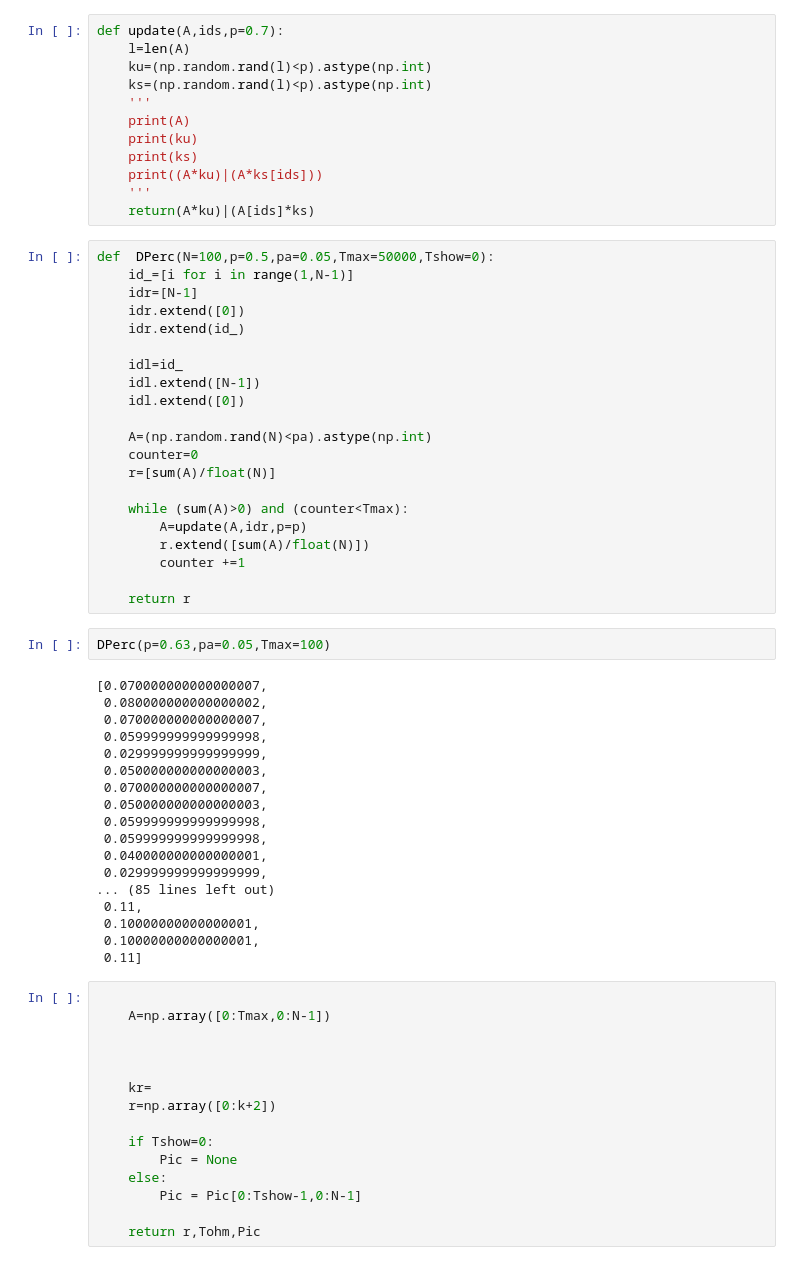
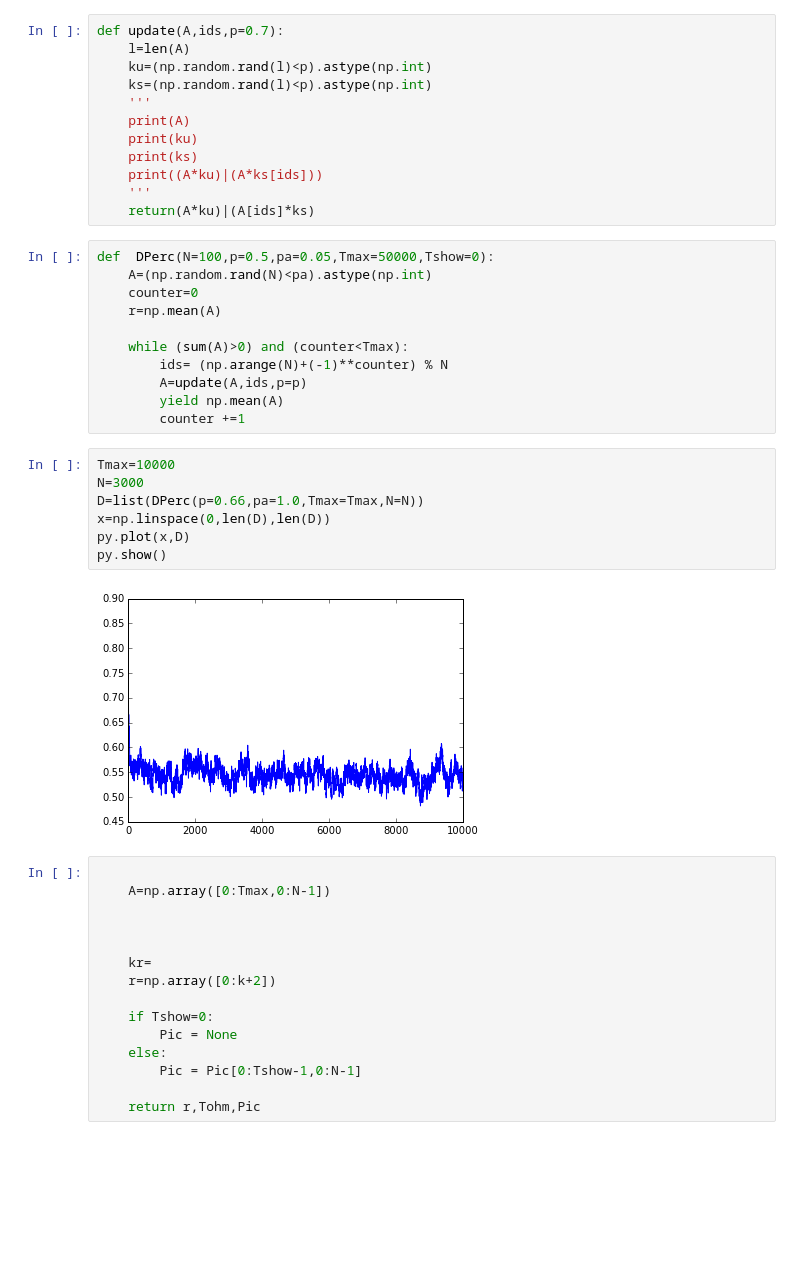
Before and after one commit to KlausMau/Perkolation, a Jupyter notebook: Erik/Projekt Gerichtete Perkolation.ipynb, the cells around one changed output. Cells and saved outputs as stored; diff of their text form; blank space fills up the shorter version.

Commit message:
Graphen, Markus Optimierungen

```diff
--- a/Erik/Projekt Gerichtete Perkolation.ipynb
+++ b/Erik/Projekt Gerichtete Perkolation.ipynb
@@ -48,45 +49,24 @@ def update(A,ids,p=0.7):
     return(A*ku)|(A[ids]*ks)
 # %%
 def  DPerc(N=100,p=0.5,pa=0.05,Tmax=50000,Tshow=0):
-    id_=[i for i in range(1,N-1)]
-    idr=[N-1]
-    idr.extend([0])
-    idr.extend(id_)
-
-    idl=id_
-    idl.extend([N-1])
-    idl.extend([0])
-
     A=(np.random.rand(N)<pa).astype(np.int)
     counter=0
-    r=[sum(A)/float(N)]
+    r=np.mean(A)
 
     while (sum(A)>0) and (counter<Tmax):
-        A=update(A,idr,p=p)
-        r.extend([sum(A)/float(N)])
+        ids= (np.arange(N)+(-1)**counter) % N
+        A=update(A,ids,p=p)
+        yield np.mean(A)
         counter +=1
-
-    return r
-# %%
-DPerc(p=0.63,pa=0.05,Tmax=100)
-# %% [output]
-[0.070000000000000007,
- 0.080000000000000002,
- 0.070000000000000007,
- 0.059999999999999998,
- 0.029999999999999999,
- 0.050000000000000003,
- 0.070000000000000007,
- 0.050000000000000003,
- 0.059999999999999998,
- 0.059999999999999998,
- 0.040000000000000001,
- 0.029999999999999999,
-... (85 lines left out)
- 0.11,
- 0.10000000000000001,
- 0.10000000000000001,
- 0.11]
+# %%
+Tmax=10000
+N=3000
+D=list(DPerc(p=0.66,pa=1.0,Tmax=Tmax,N=N))
+x=np.linspace(0,len(D),len(D))
+py.plot(x,D)
+py.show()
+# %% [output]
+[figure, added]
 # %%
 
     A=np.array([0:Tmax,0:N-1])
```
Also changed, not shown: parts of 4 cells of this notebook.
